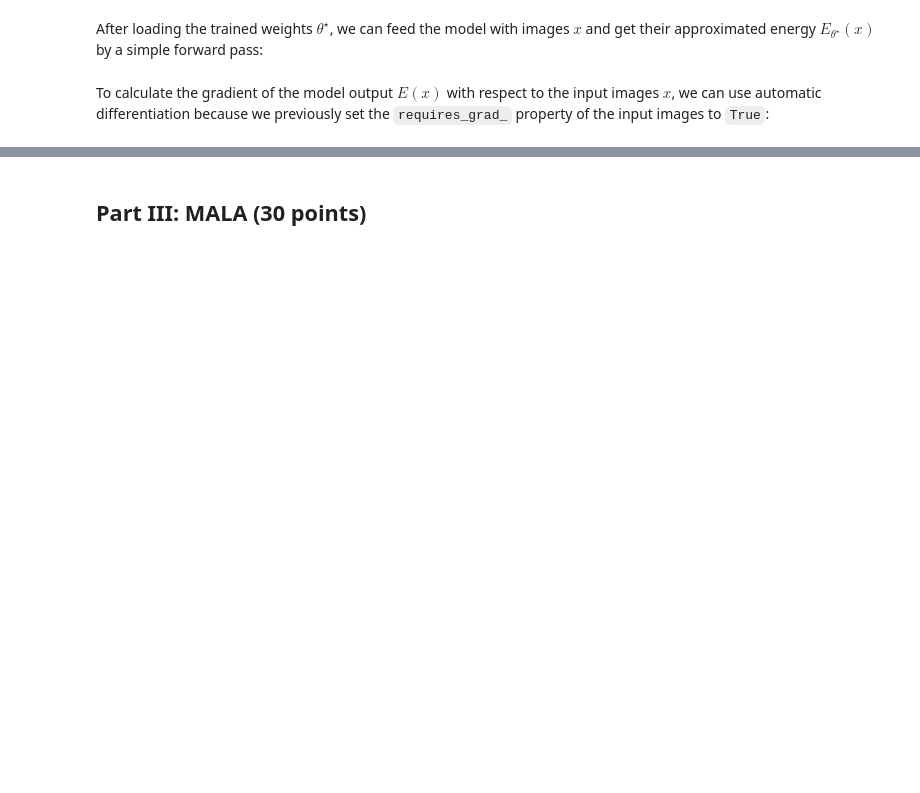
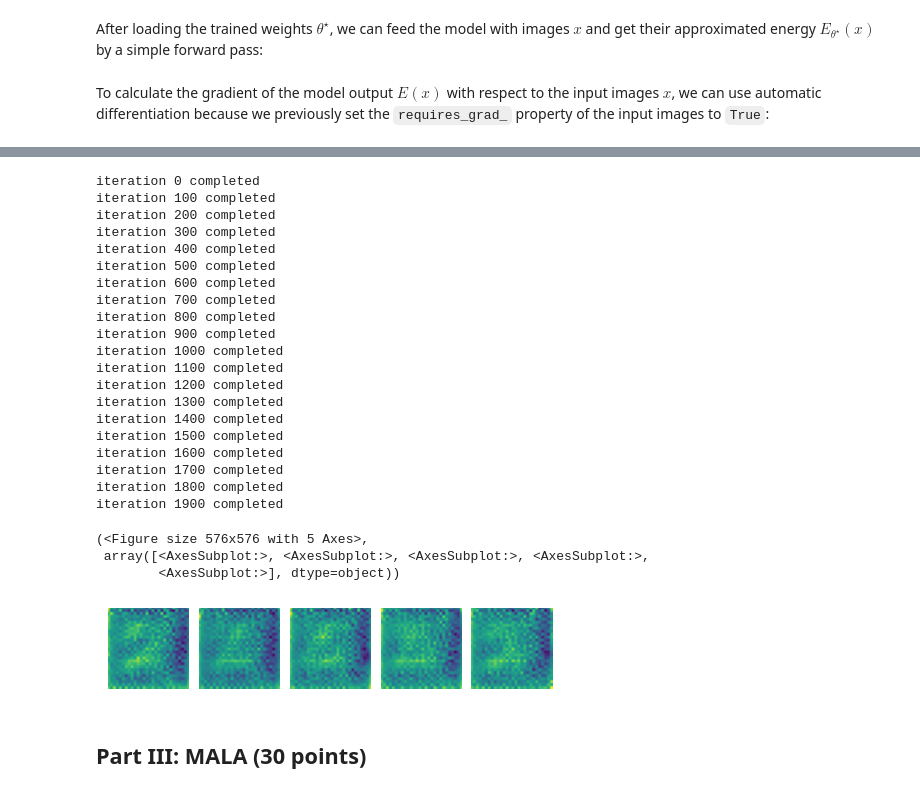
Before and after one commit to adidigit/statistical_methods_in_ip, a Jupyter notebook: HW2/HW2_Spring2022_Langevin_Dynamics_and_EBMs.ipynb, the cells around one changed output, grey strips where cells are left out. Saved outputs shown, nothing was run; the diff lists cells and outputs as text; code cells hidden in the pictures; blank space fills up the shorter version.

```diff
--- a/HW2/HW2_Spring2022_Langevin_Dynamics_and_EBMs.ipynb
+++ b/HW2/HW2_Spring2022_Langevin_Dynamics_and_EBMs.ipynb
@@ -344,3 +441,33 @@ Use $\sqrt{2\varepsilon}=\frac{2}{256}$ and $N \sim \mathcal{N}(0,I)$. Note that
+# %%
+#Task 6
+x_k = ld_on_ebm(K=2000,sqrt_two_eps=3/256)
+x_k = x_k.detach()
+tensors_as_images(x_k[0:5])
+# %% [output]
+iteration 0 completed
+iteration 100 completed
+iteration 200 completed
+iteration 300 completed
+iteration 400 completed
+iteration 500 completed
+iteration 600 completed
+iteration 700 completed
+iteration 800 completed
+iteration 900 completed
+iteration 1000 completed
+iteration 1100 completed
+iteration 1200 completed
+iteration 1300 completed
+iteration 1400 completed
+iteration 1500 completed
+iteration 1600 completed
+iteration 1700 completed
+iteration 1800 completed
+iteration 1900 completed
+(<Figure size 576x576 with 5 Axes>,
+ array([<AxesSubplot:>, <AxesSubplot:>, <AxesSubplot:>, <AxesSubplot:>,
+        <AxesSubplot:>], dtype=object))
+[figure, added]
 # %% [markdown]
 ## Part III: MALA (30 points)
 # %% [markdown]
```
Also changed, not shown: parts of 28 cells of this notebook.
